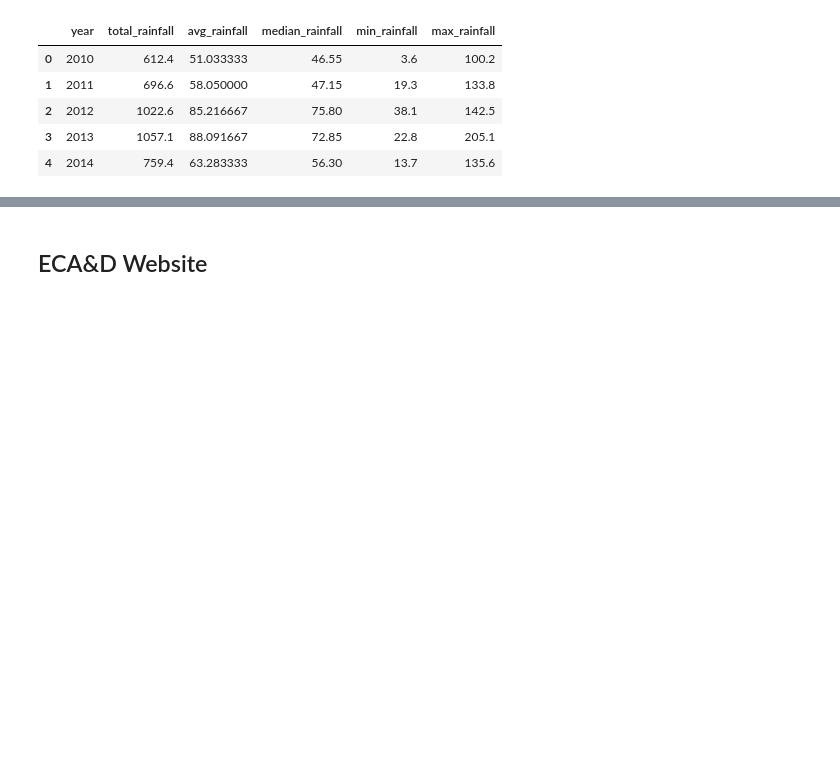
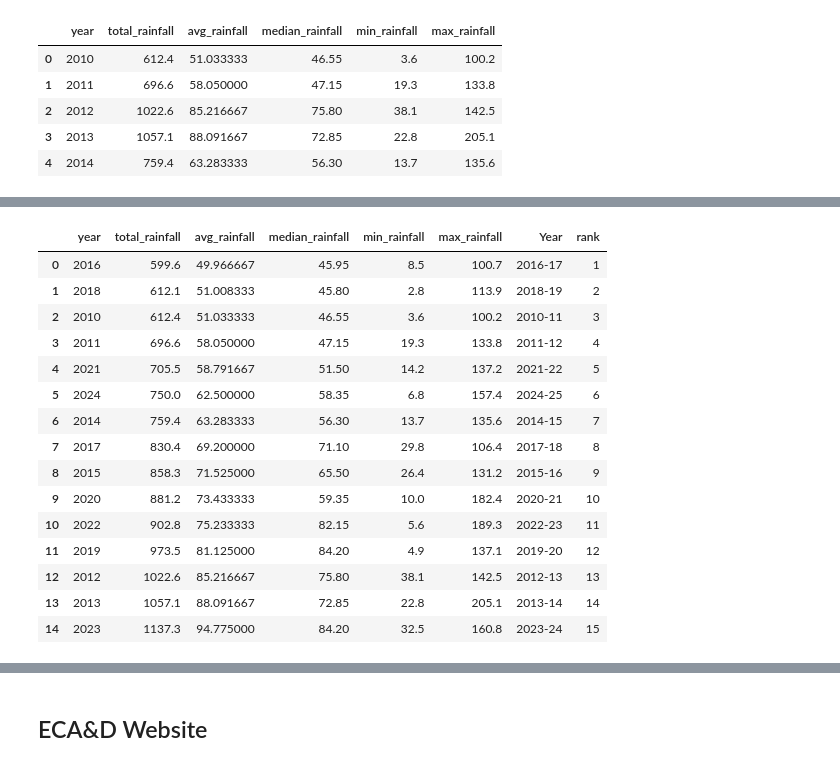
Before and after one commit to pacoraggio/London-Rainfall, a Jupyter notebook: data_source_analysis.ipynb, the cells around one changed output, grey strips where cells are left out. Cells and saved outputs as stored; diff of their text form; code cells hidden in the pictures; blank space fills up the shorter version.

```diff
--- a/data_source_analysis.ipynb
+++ b/data_source_analysis.ipynb
@@ -434,0 +412,12 @@ plot_rainfall(water_yearly_stats, start_year, latest_yaer, feature='avg_rainfall
+# %%
+sorted_dataframe = water_yearly_stats.sort_values(['total_rainfall']).reset_index(drop=True)
+sorted_dataframe['Year'] = sorted_dataframe['year'].astype(str)+'-'+(sorted_dataframe['year']+1).astype(str).str[-2:]
+sorted_dataframe['Rank'] = sorted_dataframe.index + 1
+index_2024 = sorted_dataframe[sorted_dataframe['year'] == 2024].index[0]
+
+
+# Highlight specific rows (e.g., rows 1 and 3)
+def highlight_rows(s):
+    return ['background-color: #4a4a4a' if s.name in [index_2024] else '' for _ in s]
+
+sorted_dataframe[['Year', 'Rank', 'total_rainfall', 'avg_rainfall', 'median_rainfall']].style.hide(axis='index').apply(highlight_rows, axis=1)
@@ -434,0 +441,20 @@ plot_rainfall(water_yearly_stats, start_year, latest_yaer, feature='avg_rainfall
+# %%
+
+sorted_dataframe
+# %% [output]
+|  | year | total_rainfall | avg_rainfall | median_rainfall | min_rainfall | max_rainfall | Year | rank |
+| 0 | 2016 | 599.6 | 49.966667 | 45.95 | 8.5 | 100.7 | 2016-17 | 1 |
+| 1 | 2018 | 612.1 | 51.008333 | 45.80 | 2.8 | 113.9 | 2018-19 | 2 |
+| 2 | 2010 | 612.4 | 51.033333 | 46.55 | 3.6 | 100.2 | 2010-11 | 3 |
+| 3 | 2011 | 696.6 | 58.050000 | 47.15 | 19.3 | 133.8 | 2011-12 | 4 |
+| 4 | 2021 | 705.5 | 58.791667 | 51.50 | 14.2 | 137.2 | 2021-22 | 5 |
+| 5 | 2024 | 750.0 | 62.500000 | 58.35 | 6.8 | 157.4 | 2024-25 | 6 |
+| 6 | 2014 | 759.4 | 63.283333 | 56.30 | 13.7 | 135.6 | 2014-15 | 7 |
+| 7 | 2017 | 830.4 | 69.200000 | 71.10 | 29.8 | 106.4 | 2017-18 | 8 |
+| 8 | 2015 | 858.3 | 71.525000 | 65.50 | 26.4 | 131.2 | 2015-16 | 9 |
+| 9 | 2020 | 881.2 | 73.433333 | 59.35 | 10.0 | 182.4 | 2020-21 | 10 |
+| 10 | 2022 | 902.8 | 75.233333 | 82.15 | 5.6 | 189.3 | 2022-23 | 11 |
+| 11 | 2019 | 973.5 | 81.125000 | 84.20 | 4.9 | 137.1 | 2019-20 | 12 |
+| 12 | 2012 | 1022.6 | 85.216667 | 75.80 | 38.1 | 142.5 | 2012-13 | 13 |
+| 13 | 2013 | 1057.1 | 88.091667 | 72.85 | 22.8 | 205.1 | 2013-14 | 14 |
+| 14 | 2023 | 1137.3 | 94.775000 | 84.20 | 32.5 | 160.8 | 2023-24 | 15 |
```
Also changed, not shown: parts of 20 cells of this notebook.
